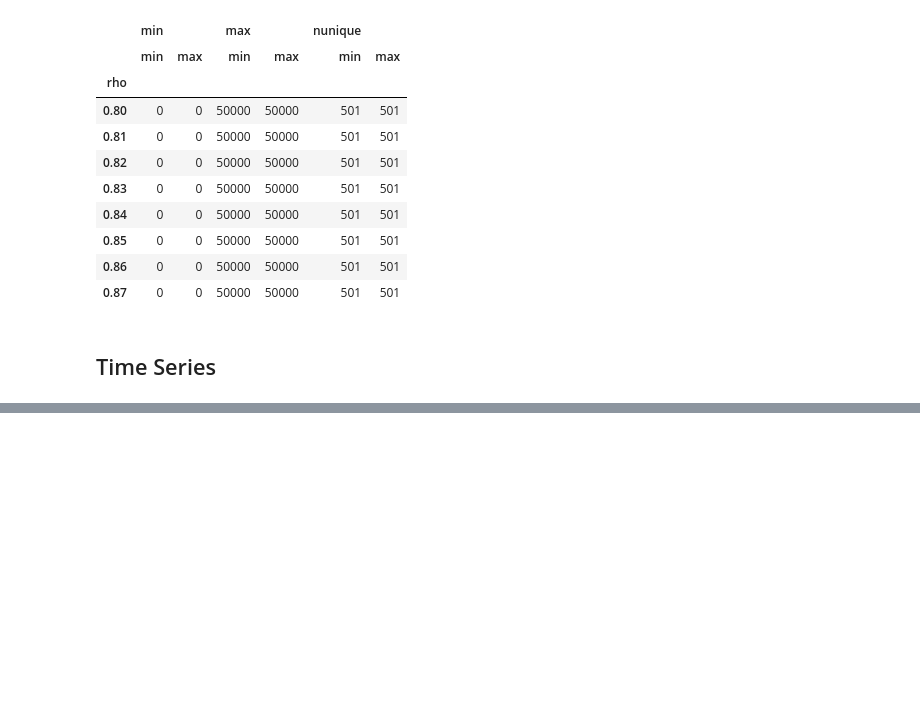
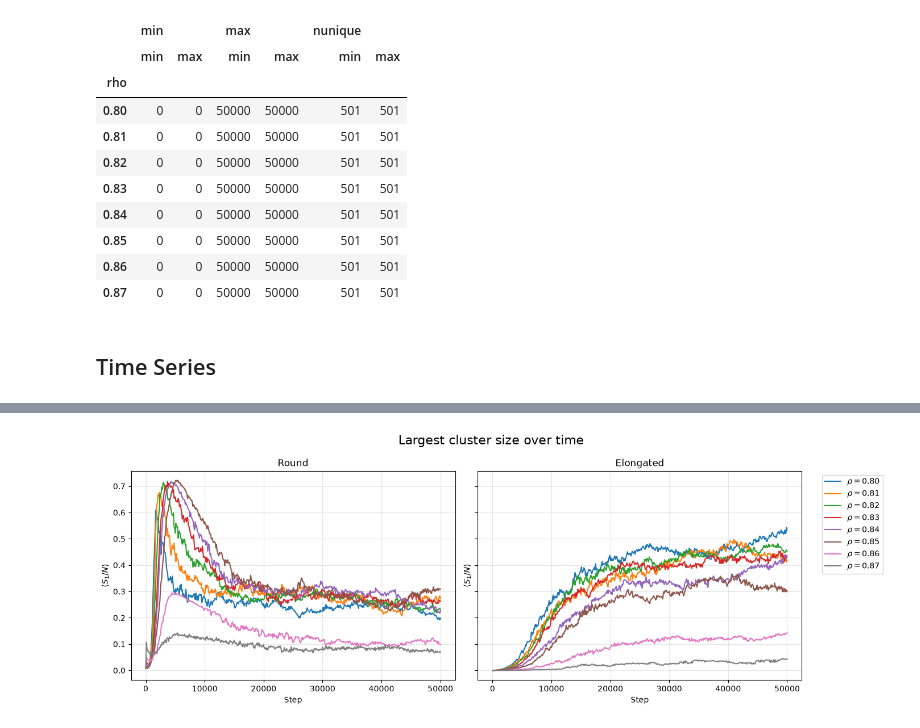
Before and after one commit to gonzaloangaut/oncostreams_analysis_triangular, a Jupyter notebook: clusters_analysis.ipynb, the cells around one changed output, grey strips where cells are left out. Drawn from its saved outputs; the diff is of its cells as text; code cells hidden in the pictures; blank space fills up the shorter version.

Commit message:
Analyzed time series of clusters

```diff
--- a/clusters_analysis.ipynb
+++ b/clusters_analysis.ipynb
@@ -113,3 +114,16 @@ display(
 | 0.87 | 0 | 0 | 50000 | 50000 | 501 | 501 |
 # %% [markdown]
 ## Time Series
+# %%
+# Average over seeds at each time
+# We group by density, step, and phenotype,
+# and then compute the mean and standard deviation of S1_over_N across seeds.
+s1_time = (
+    time_series
+    .groupby(["rho", "step", "phenotype"])["S1_over_N"]
+    .agg(["mean", "std"])
+    .reset_index()
+)
+
+# Show the first few rows of the averaged time series data
+s1_time.head()
@@ -115,0 +137,40 @@ display(
+# %%
+fig, axs = plt.subplots(1, 2, figsize=(14, 5), sharey=True)
+
+for ax, phenotype in zip(axs, ["round", "elongated"]):
+
+    df_pheno = s1_time[
+        s1_time["phenotype"] == phenotype
+    ]
+
+    for rho, df_rho in df_pheno.groupby("rho"):
+
+        ax.plot(
+            df_rho["step"],
+            df_rho["mean"],
+            label=fr"$\rho={rho:.2f}$"
+        )
+
+    ax.set_title(phenotype.capitalize())
+    ax.set_xlabel("Step")
+    ax.set_ylabel(r"$\langle S_1/N \rangle$")
+    # ax.set_xscale("log")
+    # ax.set_yscale("log")
+    ax.grid(alpha=0.3)
+
+axs[1].legend(
+    bbox_to_anchor=(1.05, 1),
+    loc="upper left"
+)
+
+graph_title = "Largest cluster size over time"
+fig.suptitle(graph_title, fontsize=16)
+rout_title = graph_title.lower().replace(" ", "_")
+folder_name = "figures"
+if not os.path.exists(folder_name):
+    os.makedirs(folder_name)
+plt.tight_layout()
+plt.savefig(f"{folder_name}/{rout_title}.png", dpi=300, bbox_inches="tight")
+plt.show()
+# %% [output]
+[figure, added]
```
Also changed, not shown: parts of 5 cells of this notebook, 3 other files.
